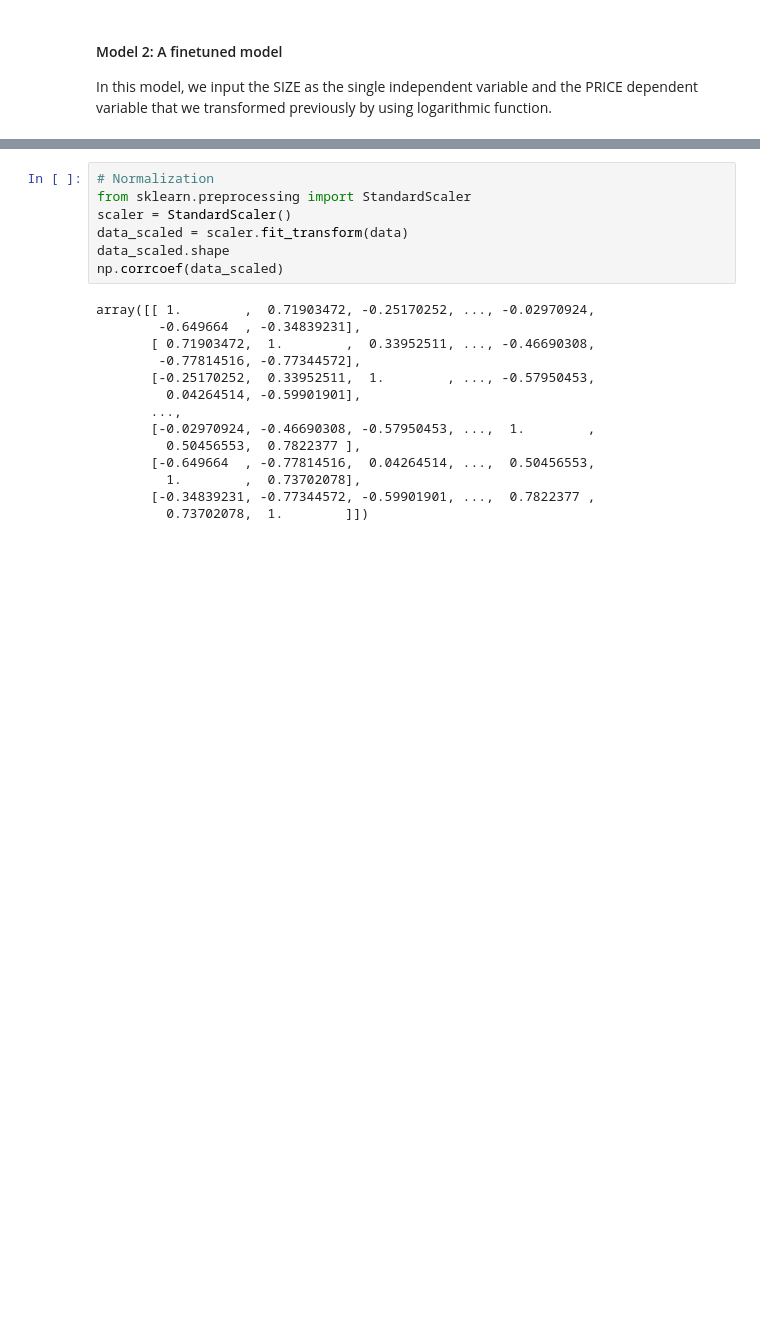
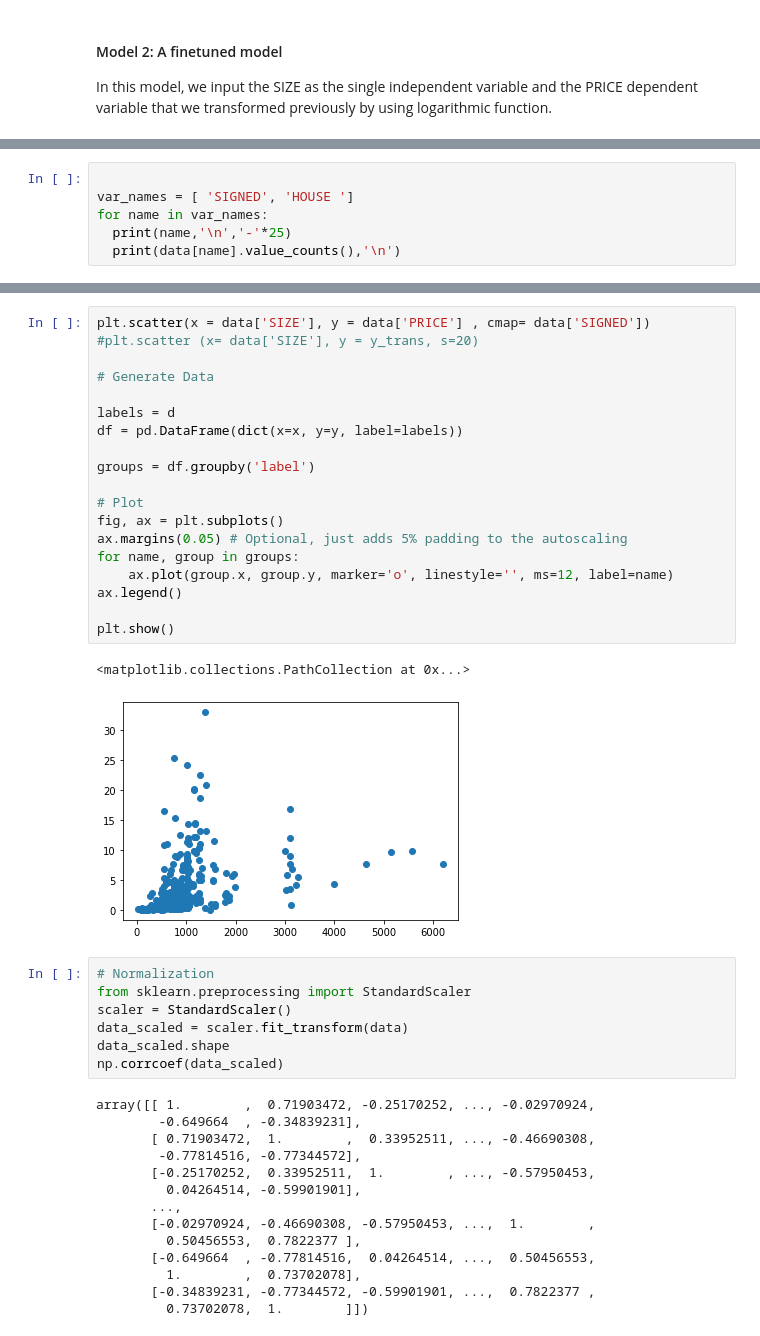
Before and after one commit to HuyenNguyenHelen/INFO-5505---Machine-learning, a Jupyter notebook: HuyenNguyen_Assignment_1.ipynb, the cells around one changed output, grey strips where cells are left out. Saved outputs shown, nothing was run; the diff lists cells and outputs as text; blank space fills up the shorter version.

```diff
--- a/HuyenNguyen_Assignment_1.ipynb
+++ b/HuyenNguyen_Assignment_1.ipynb
@@ -332,0 +335,6 @@ Multivariate Linear Regression
+# %%
+
+var_names = [ 'SIGNED', 'HOUSE ']
+for name in var_names:
+  print(name,'\n','-'*25)
+  print(data[name].value_counts(),'\n')
@@ -333,3 +378,25 @@ Multivariate Linear Regression
+# %%
+plt.scatter(x = data['SIZE'], y = data['PRICE'] , cmap= data['SIGNED'])
+#plt.scatter (x= data['SIZE'], y = y_trans, s=20)
+
+# Generate Data
+
+labels = d
+df = pd.DataFrame(dict(x=x, y=y, label=labels))
+
+groups = df.groupby('label')
+
+# Plot
+fig, ax = plt.subplots()
+ax.margins(0.05) # Optional, just adds 5% padding to the autoscaling
+for name, group in groups:
+    ax.plot(group.x, group.y, marker='o', linestyle='', ms=12, label=name)
+ax.legend()
+
+plt.show()
+# %% [output]
+<matplotlib.collections.PathCollection at 0x...>
+[figure, added]
 # %%
 # Normalization
 from sklearn.preprocessing import StandardScaler
```
Also changed, not shown: parts of 19 cells of this notebook.
